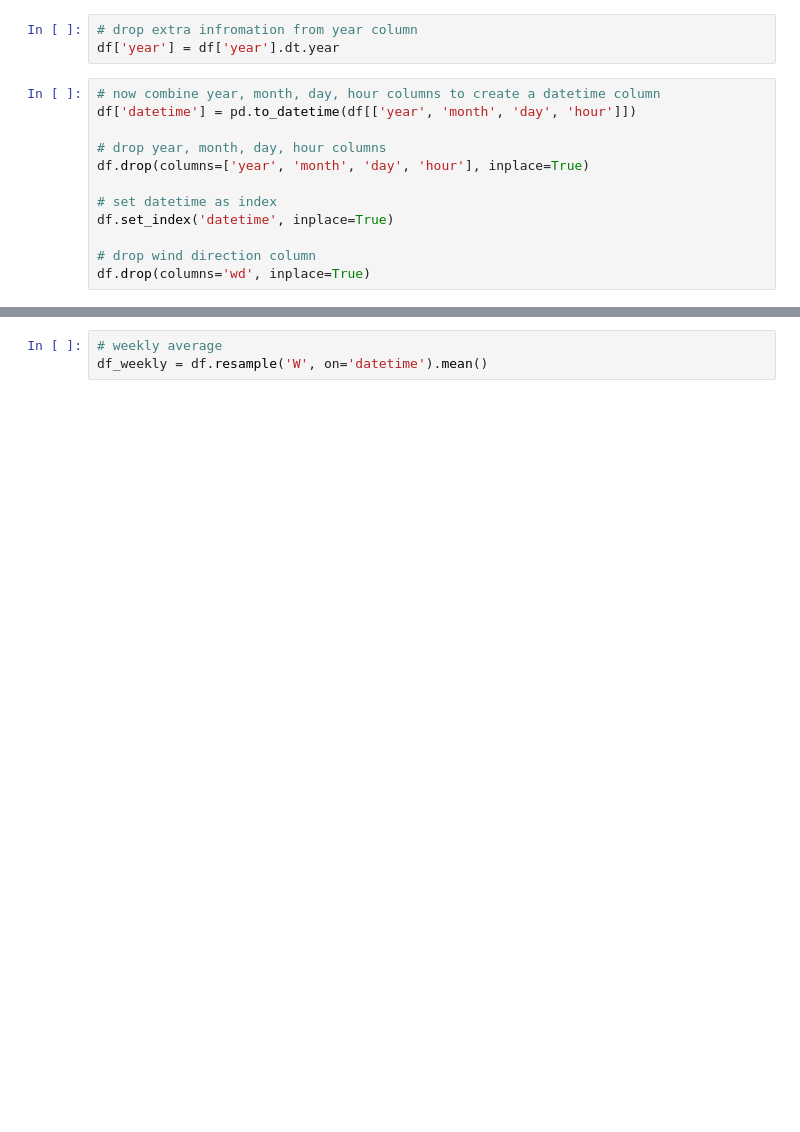
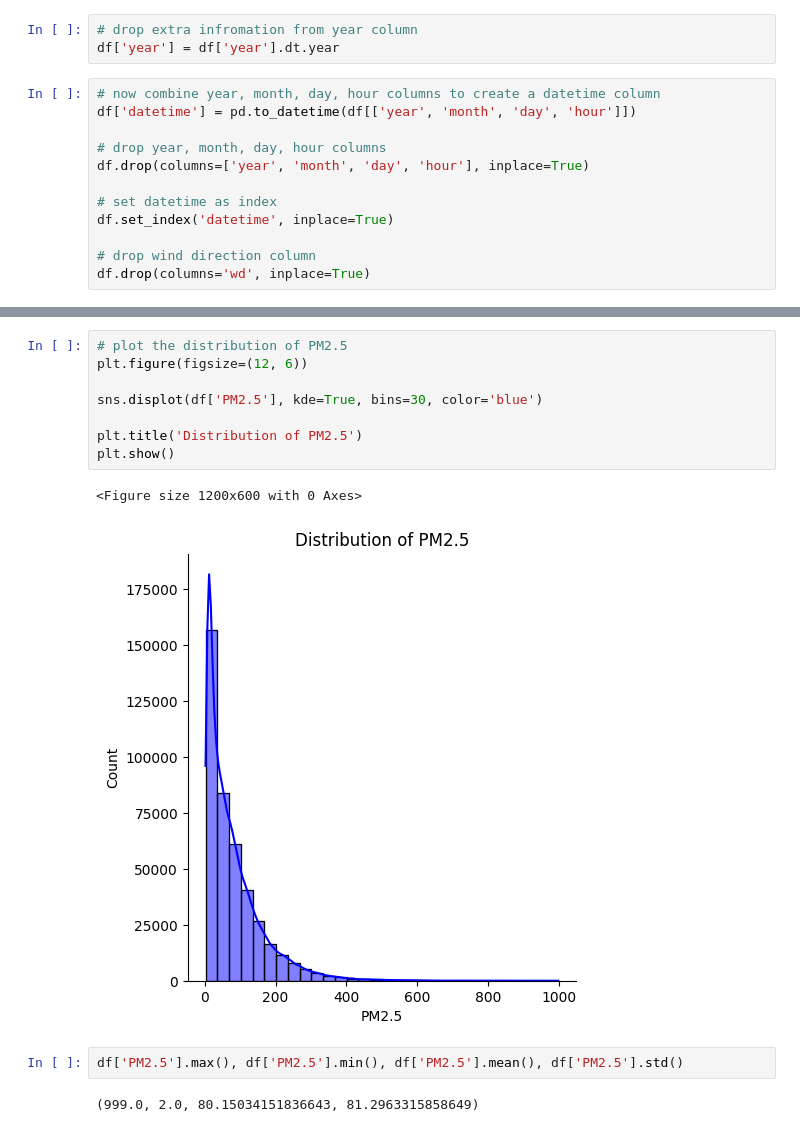
Before and after one commit to mijanr/ForecastFlow, a Jupyter notebook: notebooks/EDA.ipynb, the cells around one changed output, grey strips where cells are left out. Saved outputs shown, nothing was run; the diff lists cells and outputs as text; blank space fills up the shorter version.

Commit message:
KDE plot added

```diff
--- a/notebooks/EDA.ipynb
+++ b/notebooks/EDA.ipynb
@@ -156,3 +130,15 @@ df_daily
-# %%
-# weekly average
-df_weekly = df.resample('W', on='datetime').mean()
+# %%
+# plot the distribution of PM2.5
+plt.figure(figsize=(12, 6))
+
+sns.displot(df['PM2.5'], kde=True, bins=30, color='blue')
+
+plt.title('Distribution of PM2.5')
+plt.show()
+# %% [output]
+<Figure size 1200x600 with 0 Axes>
+[figure, added]
+# %%
+df['PM2.5'].max(), df['PM2.5'].min(), df['PM2.5'].mean(), df['PM2.5'].std()
+# %% [output]
+(999.0, 2.0, 80.15034151836643, 81.2963315858649)
```
Also changed, not shown: parts of 8 cells of this notebook.
